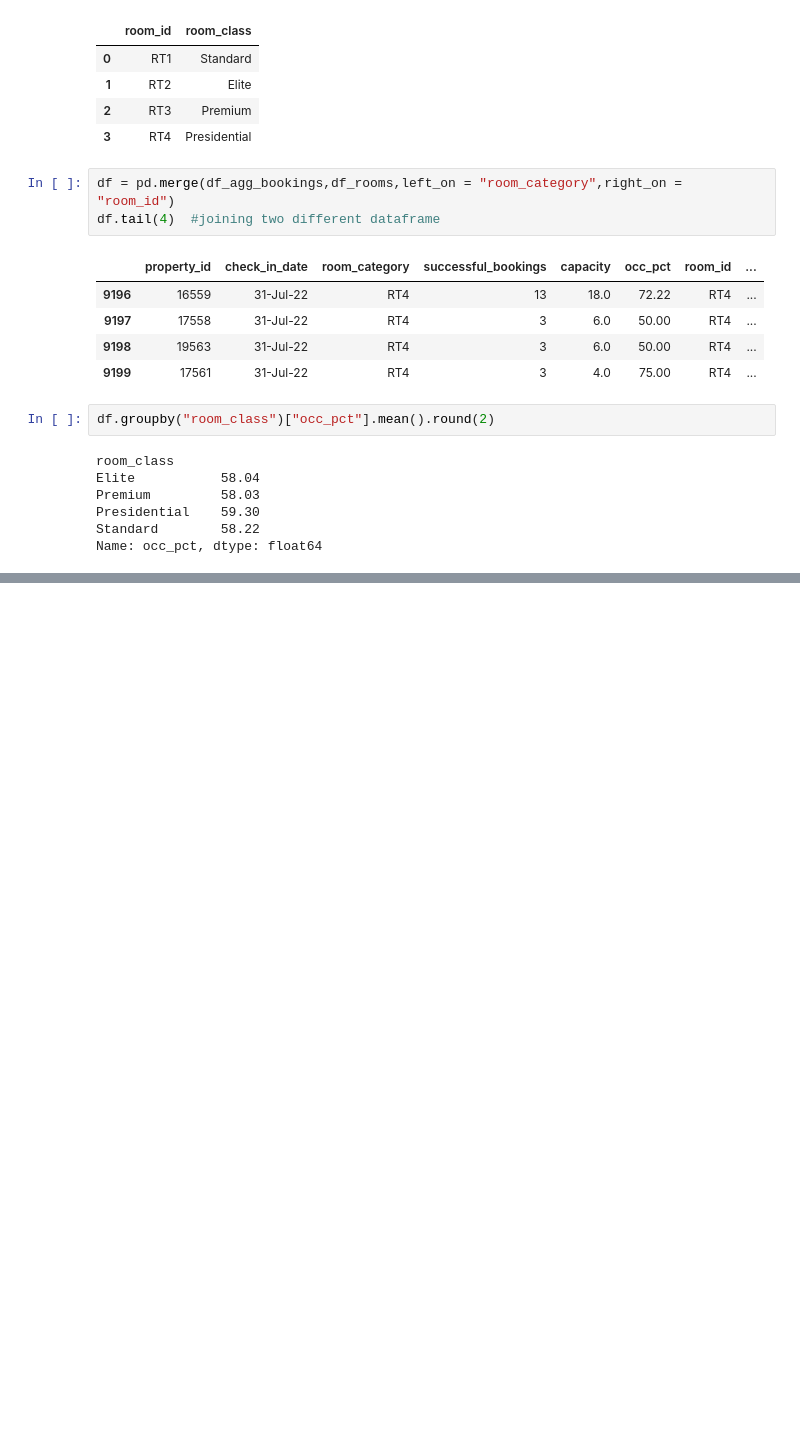
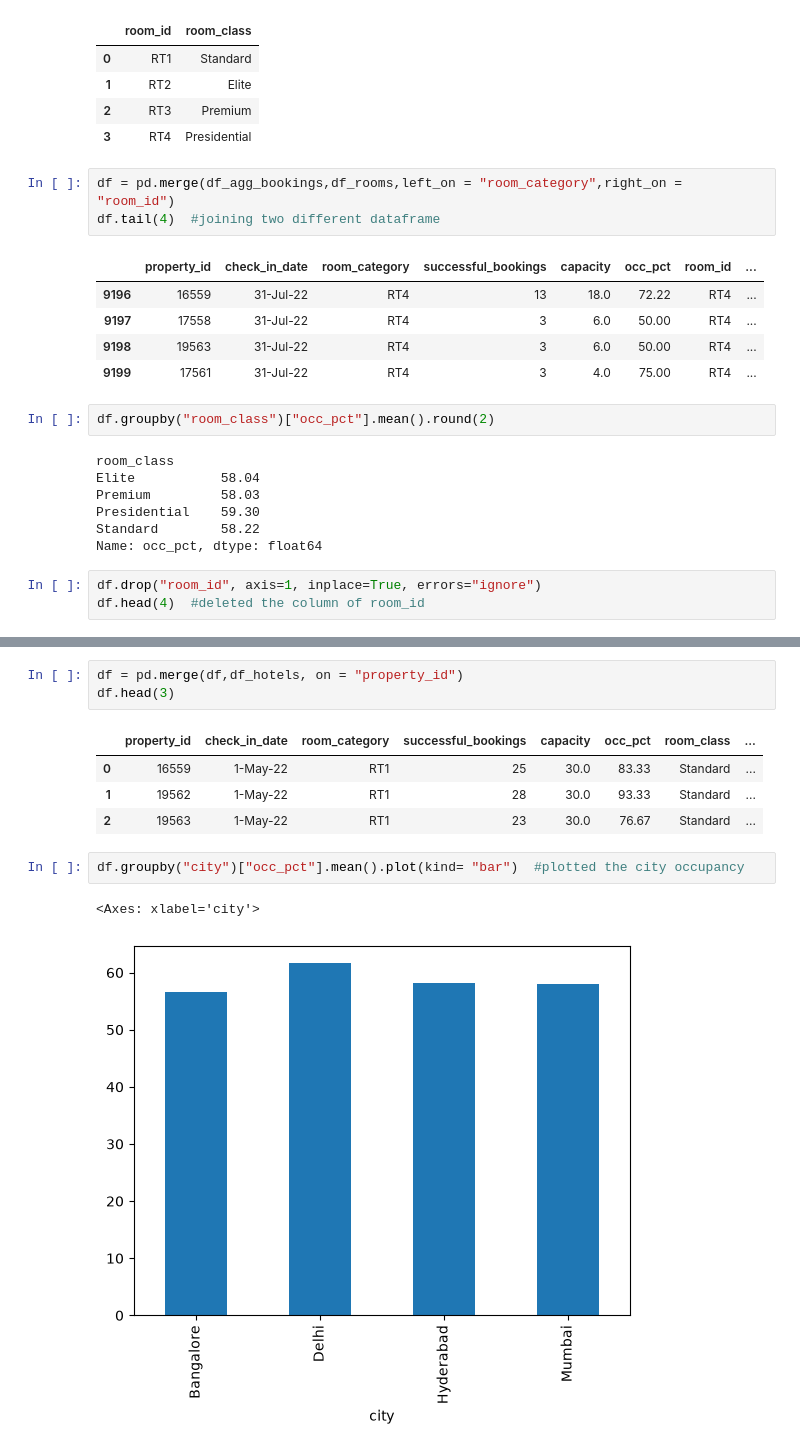
Before and after one commit to zzgirirohit001-tech/Hospitality-Analysis, a Jupyter notebook: Untitled1.ipynb, the cells around one changed output, grey strips where cells are left out. Drawn from its saved outputs; the diff is of its cells as text; blank space fills up the shorter version.

```diff
--- a/Untitled1.ipynb
+++ b/Untitled1.ipynb
@@ -282,3 +282,6 @@ Premium         58.03
 Presidential    59.30
 Standard        58.22
 Name: occ_pct, dtype: float64
+# %%
+df.drop("room_id", axis=1, inplace=True, errors="ignore")
+df.head(4)  #deleted the column of room_id
@@ -284,0 +303,13 @@ Name: occ_pct, dtype: float64
+# %%
+df = pd.merge(df,df_hotels, on = "property_id")
+df.head(3)
+# %% [output]
+|  | property_id | check_in_date | room_category | successful_bookings | capacity | occ_pct | room_class | ... |
+| 0 | 16559 | 1-May-22 | RT1 | 25 | 30.0 | 83.33 | Standard | ... |
+| 1 | 19562 | 1-May-22 | RT1 | 28 | 30.0 | 93.33 | Standard | ... |
+| 2 | 19563 | 1-May-22 | RT1 | 23 | 30.0 | 76.67 | Standard | ... |
+# %%
+df.groupby("city")["occ_pct"].mean().plot(kind= "bar")  #plotted the city occupancy
+# %% [output]
+<Axes: xlabel='city'>
+[figure, added]
```
Also changed, not shown: parts of 3 cells of this notebook.
